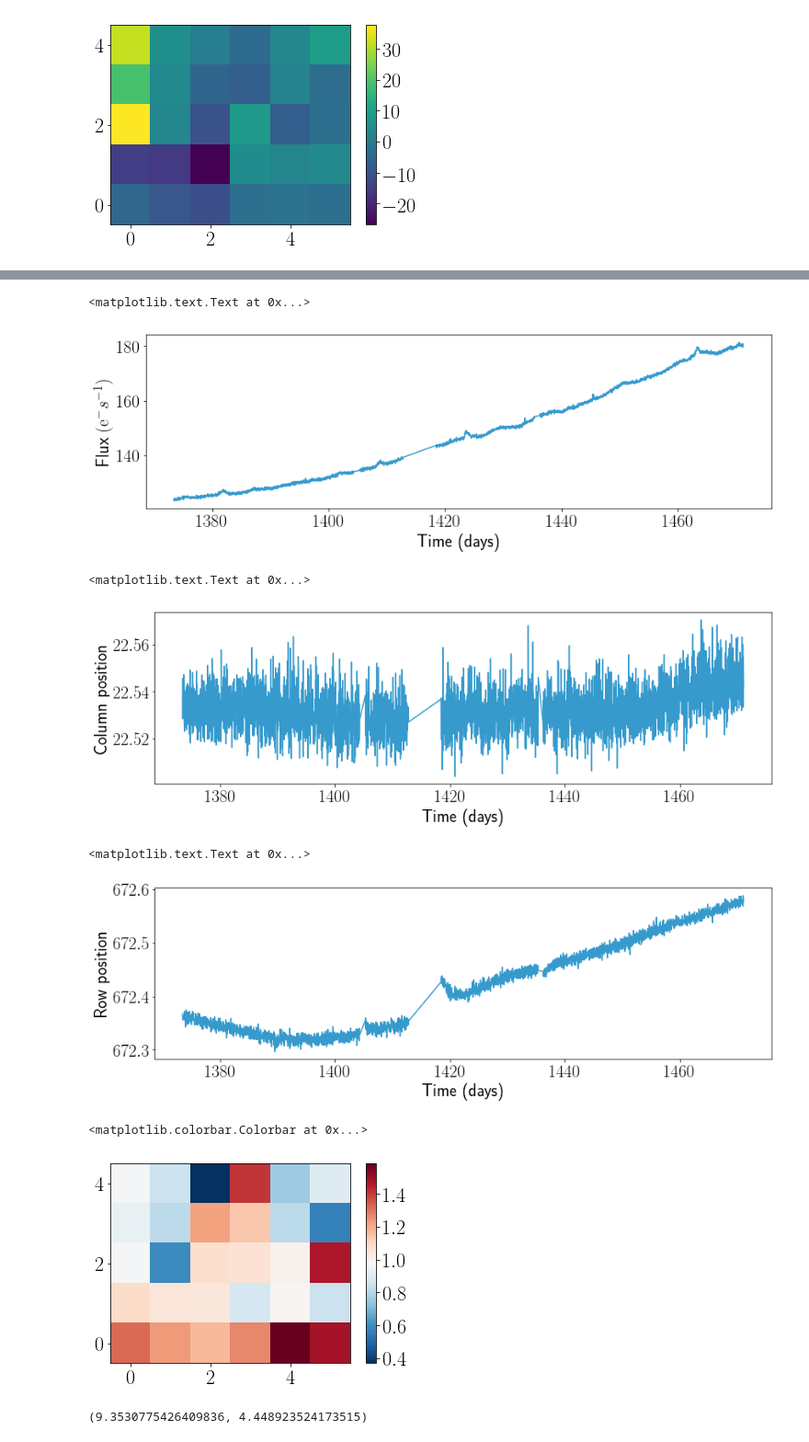
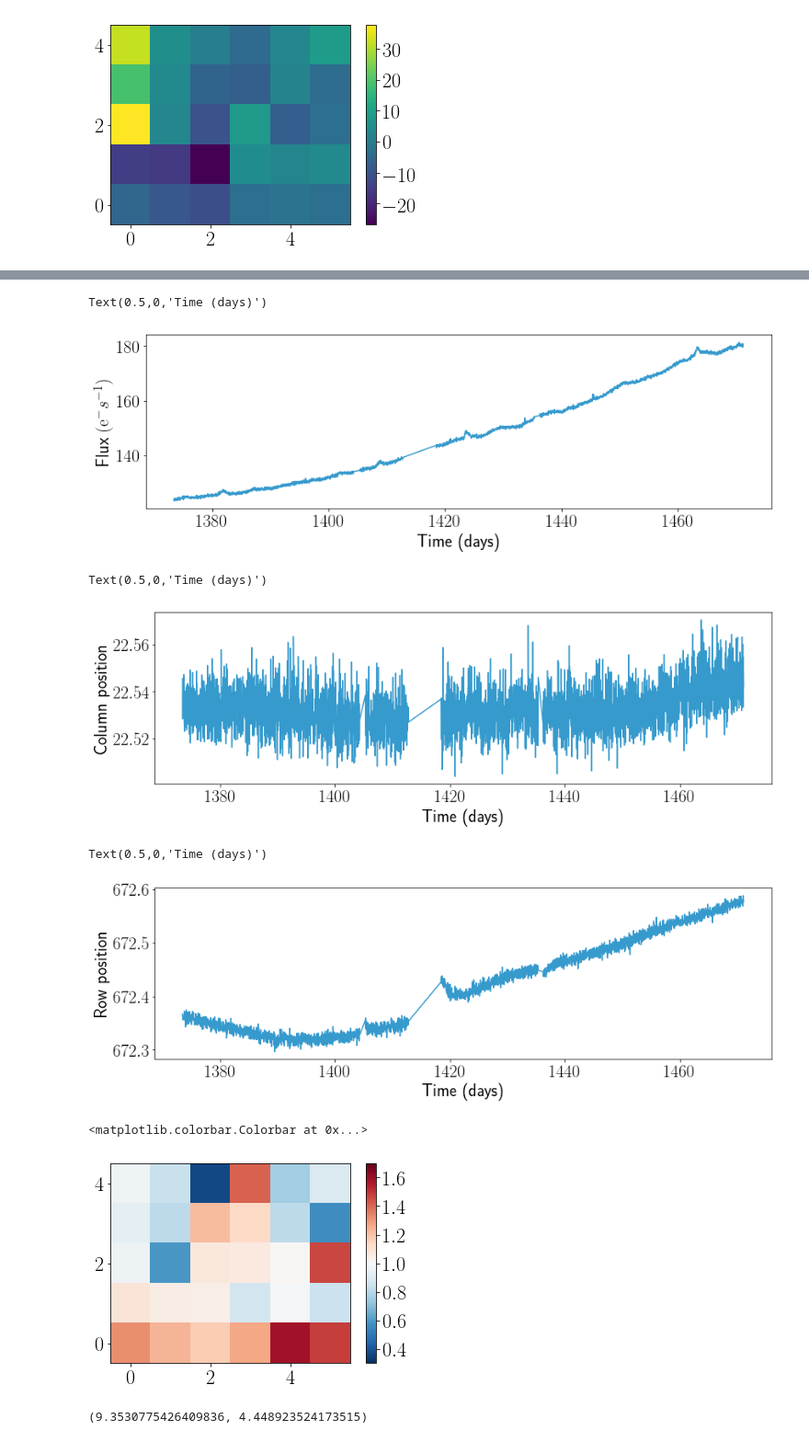
Before and after one commit to mirca/geerts-conjecture, a Jupyter notebook: notebook/geerts_conjecture.ipynb, the cells around one changed output, grey strips where cells are left out. Shown: that part at 92% size. Cells and saved outputs as stored; diff of their text form; code cells hidden in the pictures.

```diff
--- a/notebook/geerts_conjecture.ipynb
+++ b/notebook/geerts_conjecture.ipynb
@@ -24,7 +36,7 @@ from pyke.targetpixelfile import KeplerTargetPixelFile
 from pyke.utils import KeplerQualityFlags
 # %%
 tpf = KeplerTargetPixelFile('kplr010053146-2013011073258_lpd-targ.fits.gz',
-                            quality_bitmask=KeplerQualityFlags.QUALITY_ZERO_BITMASK,
+                            quality_bitmask=KeplerQualityFlags.HARDEST_BITMASK,
                             aperture_mask='kepler-pipeline')
 # %%
 tpf.plot(frame=1)
@@ -127,7 +139,7 @@ for i in tqdm.tqdm(range(0, tpf.flux.shape[0])):
     result = loss.fit(x0=prior.mean, method='powell')
     opt_params = np.append(opt_params, result.x)
     residuals_gaussian = np.append(residuals_gaussian, tpf.flux[i] + tpf.flux_bkg[i] - scene(*result.x))
-    uncertainties = np.append(uncertainties, loss.loglikelihood.uncertainties(result.x))
+    #uncertainties = np.append(uncertainties, loss.loglikelihood.uncertainties(result.x))
 opt_params = opt_params.reshape((tpf.flux.shape[0], 4))
 residuals_gaussian = residuals_gaussian.reshape(tpf.flux.shape)
 # %%
@@ -149,7 +161,7 @@ plt.plot(lc.time, bkg_gauss, color='#369acd')
 plt.ylabel('Flux $(\mathrm{e}^{-}s^{-1})$')
 plt.xlabel('Time (days)')
 # %% [output]
-<matplotlib.text.Text at 0x...>
+Text(0.5,0,'Time (days)')
 [figure]
 # %%
 plt.figure(figsize=[14, 4])
@@ -157,7 +169,7 @@ plt.plot(lc.time, xcenter_gauss, color='#369acd')
 plt.ylabel('Column position')
 plt.xlabel('Time (days)')
 # %% [output]
-<matplotlib.text.Text at 0x...>
+Text(0.5,0,'Time (days)')
 [figure]
 # %%
 plt.figure(figsize=[14, 4])
@@ -165,14 +177,15 @@ plt.plot(lc.time, ycenter_gauss, color='#369acd')
 plt.ylabel('Row position')
 plt.xlabel('Time (days)')
 # %% [output]
-<matplotlib.text.Text at 0x...>
+Text(0.5,0,'Time (days)')
 [figure]
 # %%
-plt.imshow(np.nanmedian(residuals_poisson/residuals_gaussian, axis=0), origin='lower', cmap='RdBu_r')
+plt.imshow(np.nanmedian(residuals_poisson/residuals_gaussian, axis=0), origin='lower', cmap='RdBu_r',
+           vmin=.3, vmax=1.7)
 plt.colorbar()
 # %% [output]
 <matplotlib.colorbar.Colorbar at 0x...>
-[figure, old version]
+[figure, new version]
 # %%
 np.nanmean(residuals_poisson[:, 1:3, 3]), np.std(residuals_poisson[:, 1:3, 3])
 # %% [output]
```
Also changed, not shown: parts of 11 cells of this notebook.
